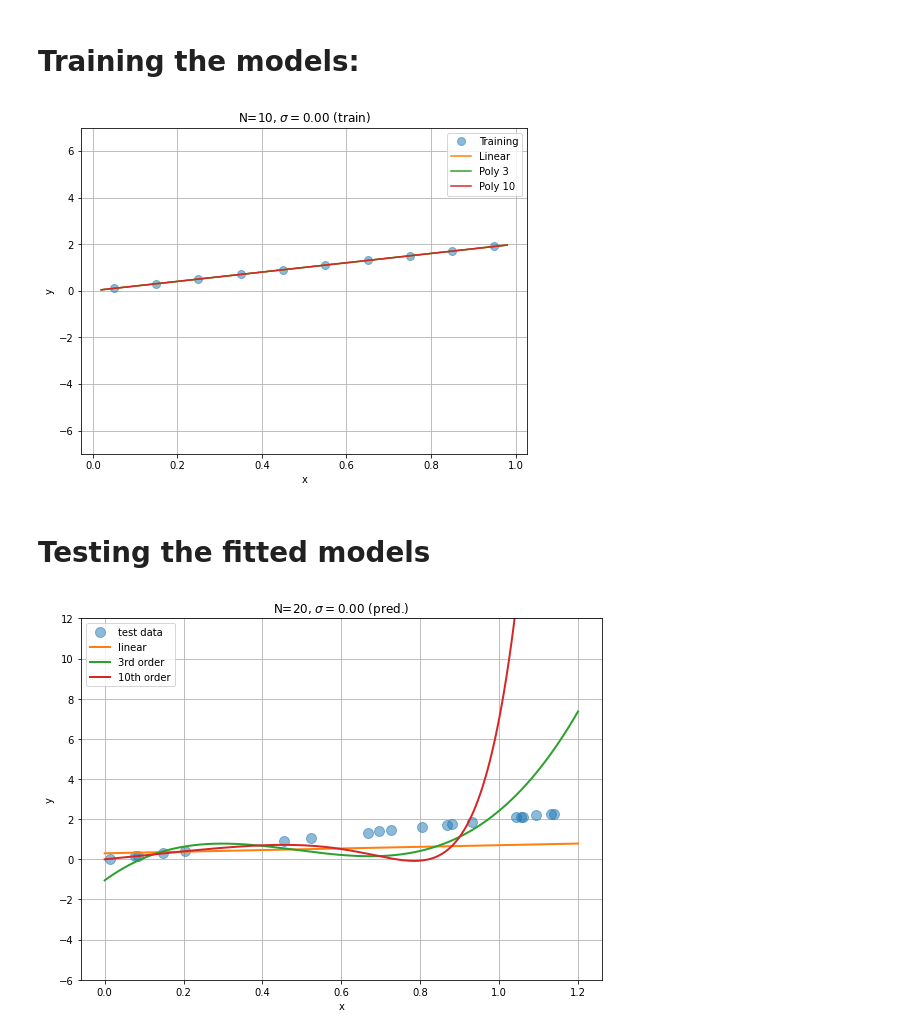
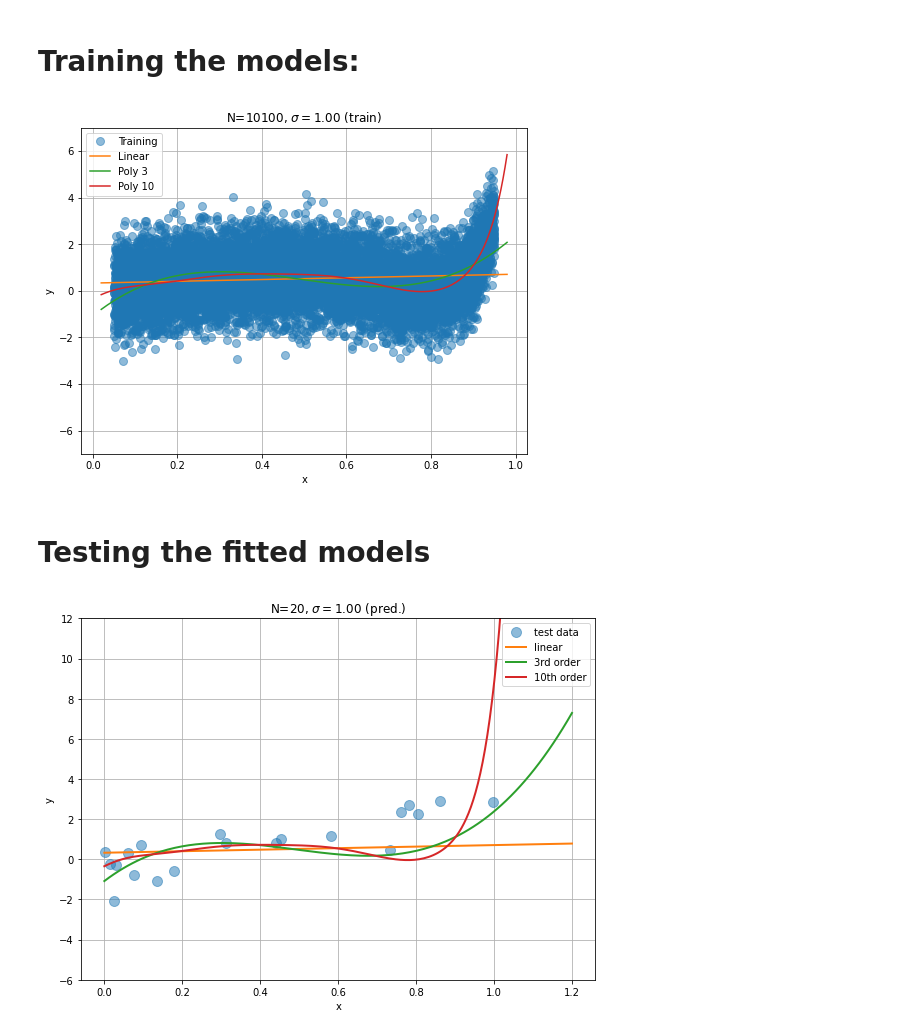
Before and after one commit to green-cabbage/PHYS570AI_Fall2022, a Jupyter notebook: Homework/HW1/PHYS570AIHW1_part1.ipynb, the cells around one changed output. Drawn from its saved outputs; the diff is of its cells as text; code cells hidden in the pictures.

```diff
--- a/Homework/HW1/PHYS570AIHW1_part1.ipynb
+++ b/Homework/HW1/PHYS570AIHW1_part1.ipynb
@@ -94,19 +94,19 @@ from matplotlib import pyplot as plt, rcParams
 fig = plt.figure(figsize=(8, 6))
 
 # The Training Data
-N_train=10
-sigma_train=0;
+N_train=10100
+sigma_train=1;
 
 # Train on fraction
 x=np.linspace(0.05,0.95,N_train)
 # Draw Gaussian random noise
 s = sigma_train*np.random.randn(N_train)
 
-# linear
-y=2*x+s
+## linear
+# y=2*x+s
 
-# # Tenth Order
-# y=2*x-10*x**5+15*x**10+s
+# Tenth Order
+y=2*x-10*x**5+15*x**10+s
 
 p1=plt.plot(x, y, "o", ms=8, alpha=0.5, label='Training')
 
@@ -140,34 +140,34 @@ poly3_plot=plt.plot(xplot, clf3.predict(Xplot), label='Poly 3')
 #Xplot=poly5.fit_transform(xplot[:,np.newaxis])
 #plt.plot(xplot, clf5.predict(Xplot), 'r--',linewidth=1)
 
 poly10 = PolynomialFeatures(degree=10)
 X = poly10.fit_transform(x[:,np.newaxis])
 clf10 = linear_model.LinearRegression()
 clf10.fit(X,y)
 
 Xplot=poly10.fit_transform(xplot[:,np.newaxis])
 poly10_plot=plt.plot(xplot, clf10.predict(Xplot), label='Poly 10')
 
 plt.legend(loc='best')
 plt.ylim([-7,7])
 plt.xlabel("x")
 plt.ylabel("y")
 Title="N=%i, $\sigma=%.2f$"%(N_train,sigma_train)
 plt.title(Title+" (train)")
 
 
 # Linear Filename
 filename_train="train-linear_N=%i_noise=%.2f.pdf"%(N_train, sigma_train)
 
 # Tenth Order Filename
 #filename_train="train-o10_N=%i_noise=%.2f.pdf"%(N_train, sigma_train)
 
 # Saving figure and showing results
 plt.savefig(filename_train)
 plt.grid()
 plt.show()
 # %% [output]
-[figure, old version]
+[figure, new version]
 # %% [markdown]
 # Testing the fitted models
 # %%
@@ -225,4 +225,4 @@ plt.savefig(filename_test)
 plt.grid()
 plt.show()
 # %% [output]
-[figure, old version]
+[figure, new version]
```
